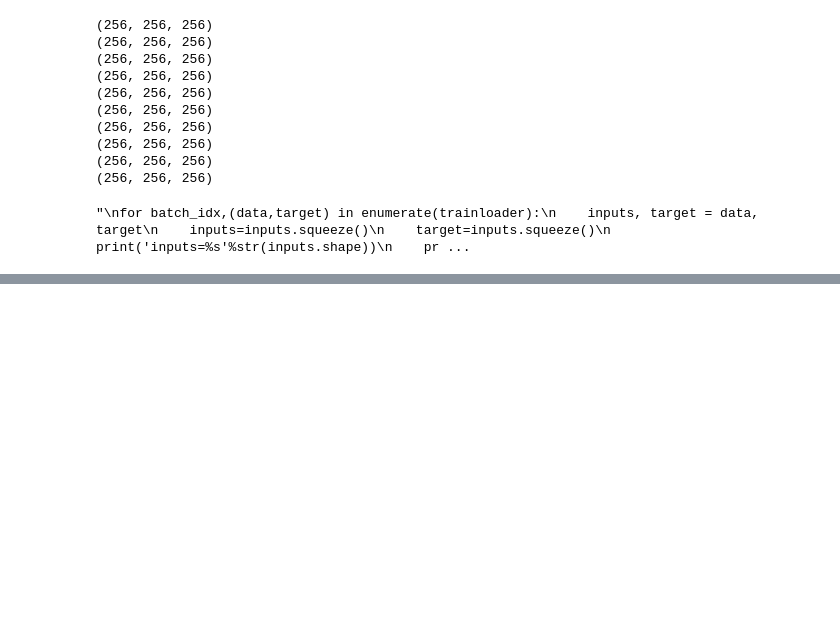
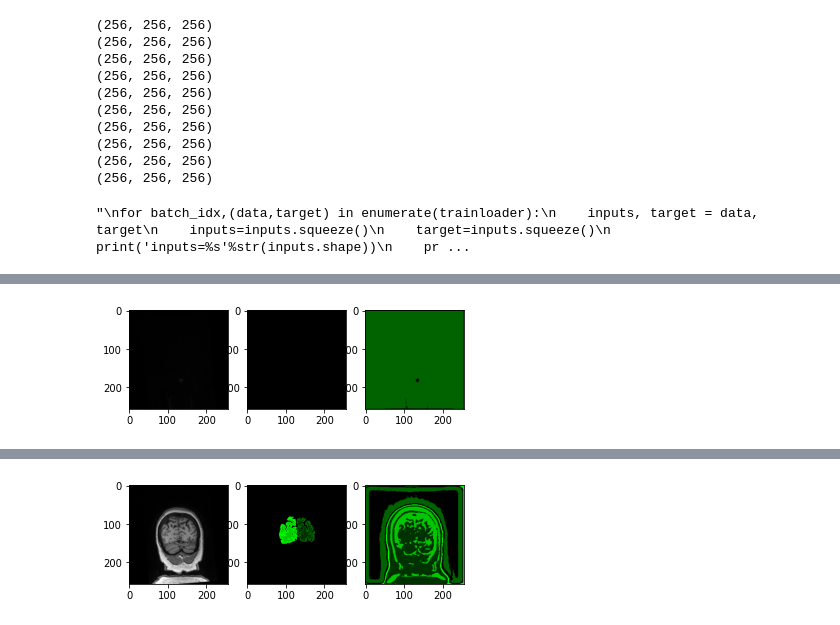
Before and after one commit to diluculo/Multi-class-Res-U-net-segmentation-, a Jupyter notebook: numpy to dataset & Res u net.ipynb, the cells around one changed output, grey strips where cells are left out. Saved outputs shown, nothing was run; the diff lists cells and outputs as text; code cells hidden in the pictures; blank space fills up the shorter version.

```diff
--- a/numpy to dataset & Res u net.ipynb
+++ b/numpy to dataset & Res u net.ipynb
@@ -61,7 +77,7 @@ for i in range(1,number_of_p+1):
         train_datasets.append(Dataset(i,'C:/Users/BMPL/Desktop/data set/', augmentation = True))
 
 traindataset = torch.utils.data.ConcatDataset(train_datasets)
-trainloader = torch.utils.data.DataLoader(traindataset, batch_size =4, shuffle = True, num_workers=0, pin_memory=False)
+trainloader = torch.utils.data.DataLoader(traindataset, batch_size =batch_size, shuffle = True, num_workers=0, pin_memory=False)
 
 testdataset = torch.utils.data.ConcatDataset(test_datasets)
 testloader = torch.utils.data.DataLoader(testdataset, batch_size =1, shuffle = False, num_workers=0, pin_memory=False)
@@ -91,14 +119,2 @@ for batch_idx,(data,target) in enumerate(trainloader):
 # %% [output]
 "\nfor batch_idx,(data,target) in enumerate(trainloader):\n    inputs, target = data, target\n    inputs=inputs.squeeze()\n    target=inputs.squeeze()\n    print('inputs=%s'%str(inputs.shape))\n    pr ...
-# %%
-'''f=open('C:/Users/BMPL/Desktop/export{}{}{}{}.txt'.format(now.tm_mon,now.tm_mday,now.tm_hour,now.tm_min),'w')
-line=''
-enter='\n'
-space=' '
-for i in list(inputs[0][0]):
-    line=''
-    for j in list(i):
-        line+=str(int(j))
-        line+=space
-    line+=enter
-    f.write(line)'''
@@ -212,67 +394,49 @@ class UnetGenerator(nn.Module):
 # %%
-img_size = 256 # 이건 나중에 수정 해야함. 하드코딩은 안돼요.
-in_dim = 1 # 데이터 한개의 채널 개수. MR은 흑백 이미지 이므로 채널이 한개이다.
-out_dim = 6 # 총 분할해야 하는 클래스의 개수. 일단 여기서는 6종류 이므로 6개 이다.
-num_filters = 64 # 필터개수
-num_epoch = 100 # 트레이닝 횟수
-lr = 0.1 # learning rate
 total_batch = len(trainloader)
-
 print('총 배치의 수 : {}'.format(total_batch))
 
 # 앞서 정의한대로 vGG 클래스를 인스턴스화 하고 지정한 장치에 올립니다.
 model = UnetGenerator(in_dim=in_dim,out_dim=out_dim,num_filter=num_filters).to(device)
 
+##===========================IMPORTANT!!!!!========================================================##
 # 손실함수 및 최적화함수를 설정합니다.
-#loss_func = nn.MSELoss()
-loss_func =  nn.CrossEntropyLoss()
+if loss_func_switch == 0 :
+    MSE_Loss2=MSE_Loss().to(device)
+    loss_func = MSE_Loss2
+
+elif loss_func_switch ==1 :
+    loss_func =  nn.CrossEntropyLoss()
+
+elif loss_func_switch ==2 :
+    Dice_Loss2 = Dice_Loss().to(device)
+    loss_func = Dice_Loss2
+
+
 #optimizer = torch.optim.SGD(model.parameters(), lr=lr, momentum=0.99)
-optimizer =  torch.optim.Adam(filter(lambda p : p.requires_grad, model.parameters()), lr = 1e-3)# lr = learning rate
+optimizer =  torch.optim.Adam(filter(lambda p : p.requires_grad, model.parameters()), lr = lr)# lr = learning rate
+
+##=================================================================================================##
+
+
 
 for i in range(num_epoch):
     avg_cost = 0
     for batch_idx, (data, target) in enumerate(trainloader):
         x, y = data.to(device), target.squeeze().to(device=device, dtype=torch.int64)
         # x= [4,1,256,256], y= [4,256,256] , output = [4,6,256,256]
-       # y=y.squeeze()
+
         optimizer.zero_grad()
+        output = model.forward(x)
 
-        output = model.forward(x)
-        output_label = torch.argmax(output, dim=1)
         loss = loss_func(output,y)
         loss.backward()
         optimizer.step()
 
         avg_cost += loss / total_batch
 
-
-
-        '''if batch_idx == 25:
-            zeros=np.zeros((256,256,1))
-            x_sample=x[0][0].cpu()/256
-            y_sample=y[0].cpu()*50/256
-            output_sample=output_label[0].cpu()*50/256
-
-            x_sample2=np.reshape(x_sample, (256, 256, 1))
-            y_sample2=np.reshape(y_sample, (256, 256, 1))
-            ouput_sample2 = np.reshape(output_sample,(256,256,1))
-
-            x_image=np.concatenate((x_sample2, x_sample2, x_sample2), axis = 2)
-            y_image=np.concatenate(( zeros, y_sample2,  zeros), axis = 2)
-            output_image=np.concatenate(( zeros, ouput_sample2, zeros), axis = 2)
-
-            origin_image = x_image+y_image
-            AI_image = x_image+output_image
-
-            plt.subplot(131)
-            plt.imshow(x_image)
-            plt.subplot(132)
-            plt.imshow(y_image)
-            plt.subplot(133)
-            plt.imshow(output_image)
-
-            plt.savefig('C:/Users/BMPL/Desktop/auto_seg_png/test_{}.png'.format(i) , dpi=300)
-            plt.show()'''
+        if batch_idx==10:
+            output_label = torch.argmax(output, dim=1)
+            check_output(0, x.squeeze(), y, output_label, export = False)
 
     print('[Epoch: {:>4}] cost = {:>.9}'.format(i + 1, avg_cost))
 # %% [output]
@@ -295,0 +460 @@ for i in range(num_epoch):
+[figure, added]
@@ -295,0 +478 @@ for i in range(num_epoch):
+[figure, added]
```
Also changed, not shown: parts of 16 cells of this notebook.
